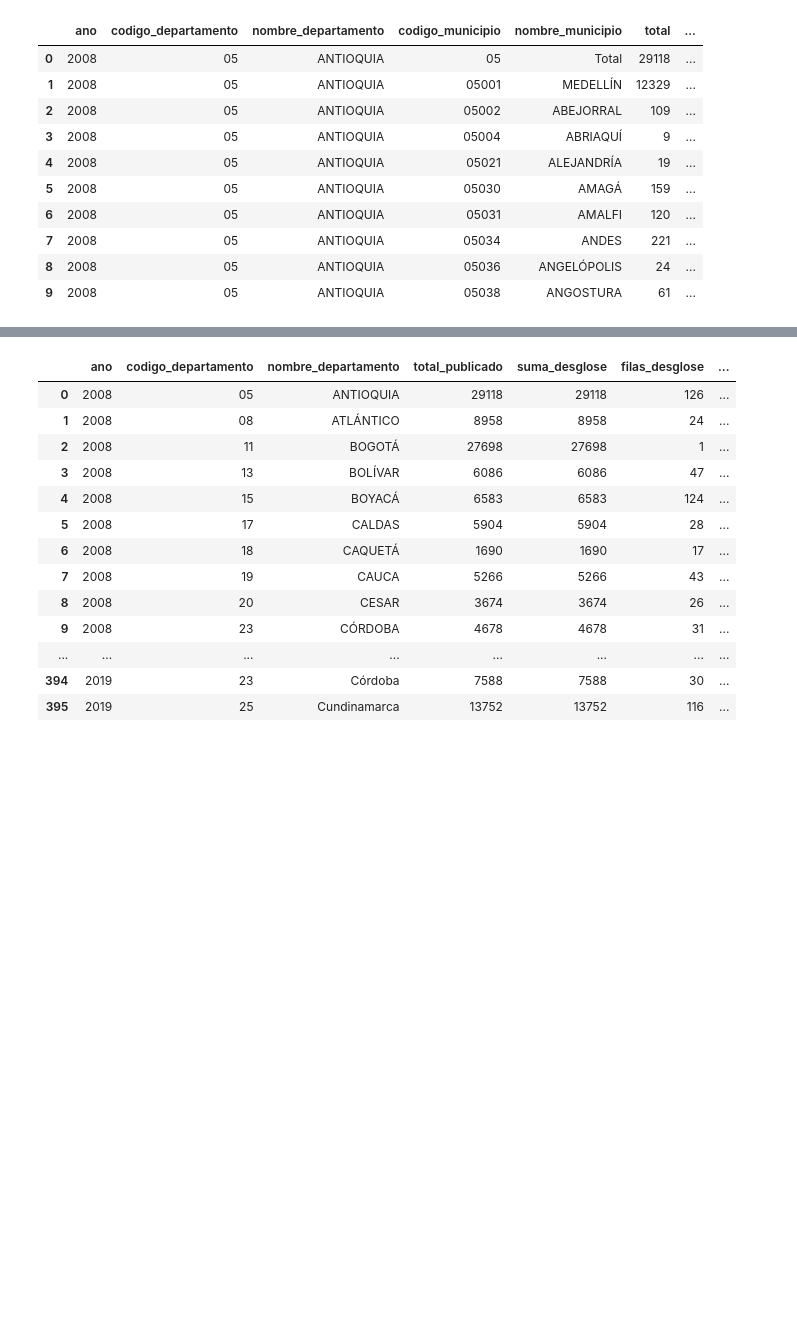
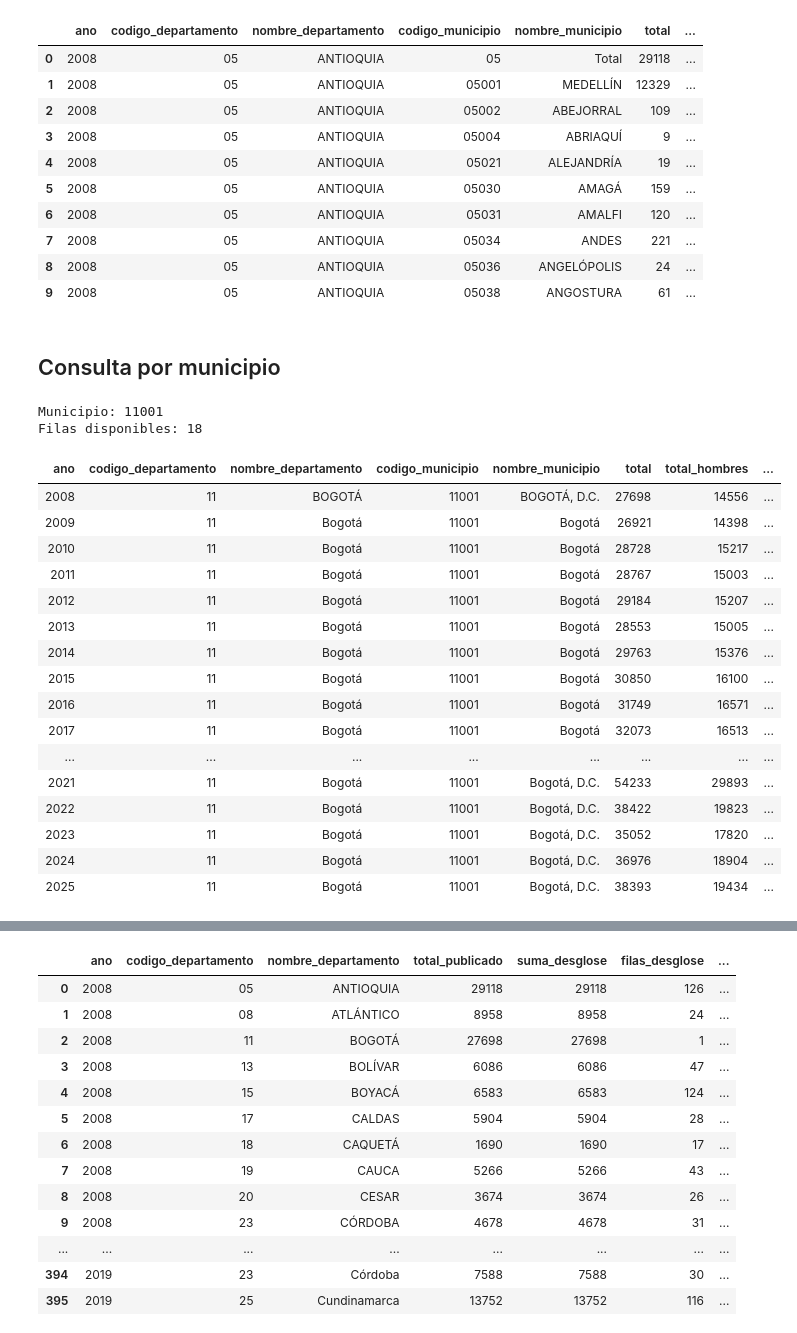
Before and after one commit to thesis-varicella-colombia/data-processing, a Jupyter notebook: notebooks/mortality_dane_explore.ipynb, the cells around one changed output, grey strips where cells are left out. Drawn from its saved outputs; the diff is of its cells as text; code cells hidden in the pictures; blank space fills up the shorter version.

```diff
--- a/notebooks/mortality_dane_explore.ipynb
+++ b/notebooks/mortality_dane_explore.ipynb
@@ -106,3 +108,41 @@ with pd.option_context("display.max_columns", None, "display.max_colwidth", 80):
 | 7 | 2008 | 05 | ANTIOQUIA | 05034 | ANDES | 221 | ... |
 | 8 | 2008 | 05 | ANTIOQUIA | 05036 | ANGELÓPOLIS | 24 | ... |
 | 9 | 2008 | 05 | ANTIOQUIA | 05038 | ANGOSTURA | 61 | ... |
+# %% [markdown]
+## Consulta por municipio
+# %%
+# Cambiar este código para consultar otro municipio (conservar cinco dígitos).
+codigo_municipio_consulta = "11001"
+
+mortality_municipio = mortality.loc[
+    mortality["codigo_municipio"].eq(codigo_municipio_consulta)
+].sort_values(["ano", "codigo_municipio"])
+
+print(f"Municipio: {codigo_municipio_consulta}")
+print(f"Filas disponibles: {len(mortality_municipio):,}")
+# La tabla contiene todas las filas seleccionadas del municipio y permite desplazarse.
+display(HTML(
+    '<div style="max-height:480px;overflow:auto">'
+    + mortality_municipio.to_html(index=False, escape=True, na_rep="—")
+    + '</div>'
+))
+# %% [output]
+Municipio: 11001
+Filas disponibles: 18
+| ano | codigo_departamento | nombre_departamento | codigo_municipio | nombre_municipio | total | total_hombres | ... |
+| 2008 | 11 | BOGOTÁ | 11001 | BOGOTÁ, D.C. | 27698 | 14556 | ... |
+| 2009 | 11 | Bogotá | 11001 | Bogotá | 26921 | 14398 | ... |
+| 2010 | 11 | Bogotá | 11001 | Bogotá | 28728 | 15217 | ... |
+| 2011 | 11 | Bogotá | 11001 | Bogotá | 28767 | 15003 | ... |
+| 2012 | 11 | Bogotá | 11001 | Bogotá | 29184 | 15207 | ... |
+| 2013 | 11 | Bogotá | 11001 | Bogotá | 28553 | 15005 | ... |
+| 2014 | 11 | Bogotá | 11001 | Bogotá | 29763 | 15376 | ... |
+| 2015 | 11 | Bogotá | 11001 | Bogotá | 30850 | 16100 | ... |
+| 2016 | 11 | Bogotá | 11001 | Bogotá | 31749 | 16571 | ... |
+| 2017 | 11 | Bogotá | 11001 | Bogotá | 32073 | 16513 | ... |
+| ... | ... | ... | ... | ... | ... | ... | ... |
+| 2021 | 11 | Bogotá | 11001 | Bogotá, D.C. | 54233 | 29893 | ... |
+| 2022 | 11 | Bogotá | 11001 | Bogotá, D.C. | 38422 | 19823 | ... |
+| 2023 | 11 | Bogotá | 11001 | Bogotá, D.C. | 35052 | 17820 | ... |
+| 2024 | 11 | Bogotá | 11001 | Bogotá, D.C. | 36976 | 18904 | ... |
+| 2025 | 11 | Bogotá | 11001 | Bogotá, D.C. | 38393 | 19434 | ... |
```
Also changed, not shown: parts of 5 cells of this notebook, 13 other files.
